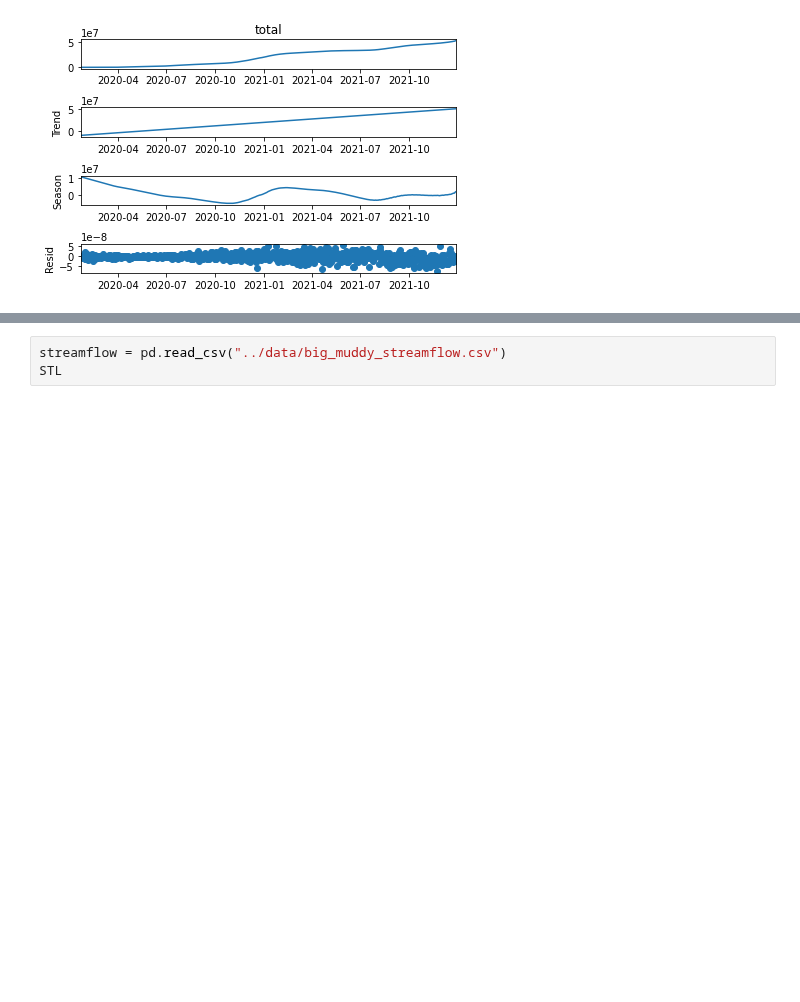
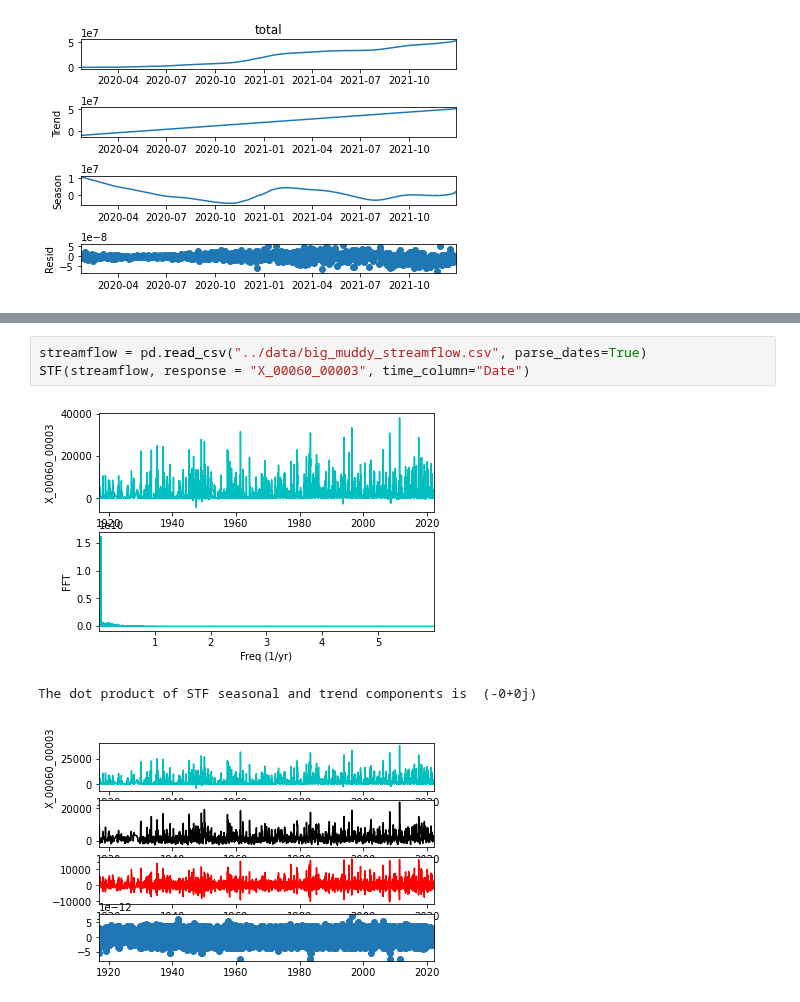
Before and after one commit to thodson-usgs/stf-decomposition, a Jupyter notebook: notebooks/00_getting_started.ipynb, the cells around one changed output, grey strips where cells are left out. Saved outputs shown, nothing was run; the diff lists cells and outputs as text; blank space fills up the shorter version.

```diff
--- a/notebooks/00_getting_started.ipynb
+++ b/notebooks/00_getting_started.ipynb
@@ -302,3 +301,7 @@ The dot product of STF seasonal and trend components is  0j
 # %%
-streamflow = pd.read_csv("../data/big_muddy_streamflow.csv")
-STL
+streamflow = pd.read_csv("../data/big_muddy_streamflow.csv", parse_dates=True)
+STF(streamflow, response = "X_00060_00003", time_column="Date")
+# %% [output]
+[figure, added]
+The dot product of STF seasonal and trend components is  (-0+0j)
+[figure, added]
```
Also changed, not shown: parts of 8 cells of this notebook.
